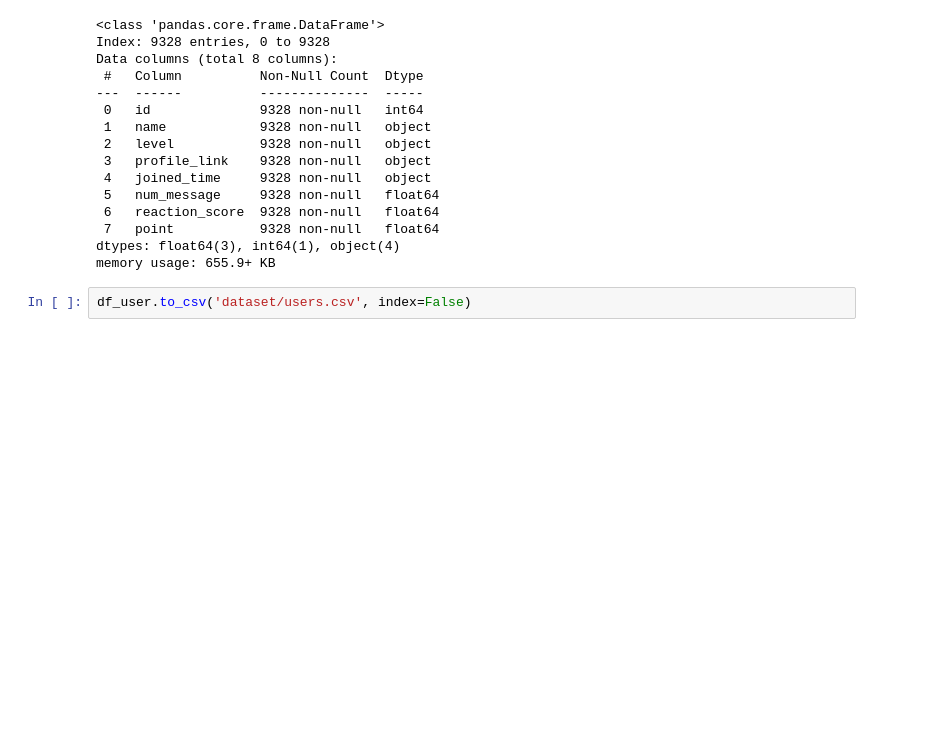
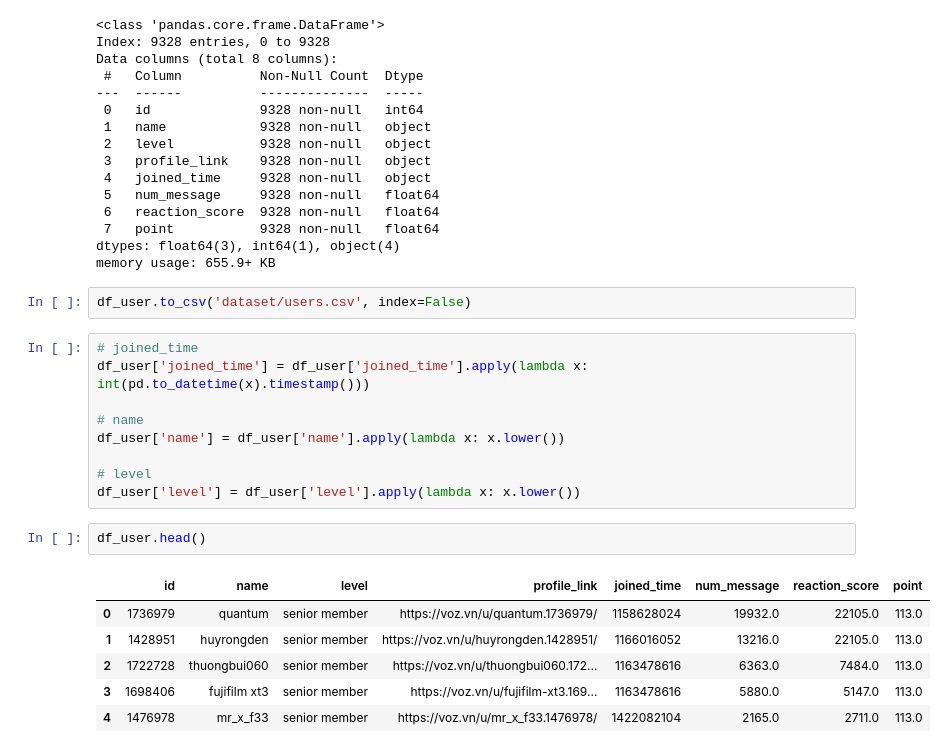
Before and after one commit to LDpNgn/voz-community-detection, a Jupyter notebook: preprocessing.ipynb, the cells around one changed output. Saved outputs shown, nothing was run; the diff lists cells and outputs as text; blank space fills up the shorter version.

```diff
--- a/preprocessing.ipynb
+++ b/preprocessing.ipynb
@@ -193,3 +124,21 @@ dtypes: float64(3), int64(1), object(4)
 memory usage: 655.9+ KB
 # %%
 df_user.to_csv('dataset/users.csv', index=False)
+# %%
+# joined_time
+df_user['joined_time'] = df_user['joined_time'].apply(lambda x: int(pd.to_datetime(x).timestamp()))
+
+# name
+df_user['name'] = df_user['name'].apply(lambda x: x.lower())
+
+# level
+df_user['level'] = df_user['level'].apply(lambda x: x.lower())
+# %%
+df_user.head()
+# %% [output]
+|  | id | name | level | profile_link | joined_time | num_message | reaction_score | point |
+| 0 | 1736979 | quantum | senior member | https://voz.vn/u/quantum.1736979/ | 1158628024 | 19932.0 | 22105.0 | 113.0 |
+| 1 | 1428951 | huyrongden | senior member | https://voz.vn/u/huyrongden.1428951/ | 1166016052 | 13216.0 | 22105.0 | 113.0 |
+| 2 | 1722728 | thuongbui060 | senior member | https://voz.vn/u/thuongbui060.172... | 1163478616 | 6363.0 | 7484.0 | 113.0 |
+| 3 | 1698406 | fujifilm xt3 | senior member | https://voz.vn/u/fujifilm-xt3.169... | 1163478616 | 5880.0 | 5147.0 | 113.0 |
+| 4 | 1476978 | mr_x_f33 | senior member | https://voz.vn/u/mr_x_f33.1476978/ | 1422082104 | 2165.0 | 2711.0 | 113.0 |
```
Also changed, not shown: parts of 21 cells of this notebook.
